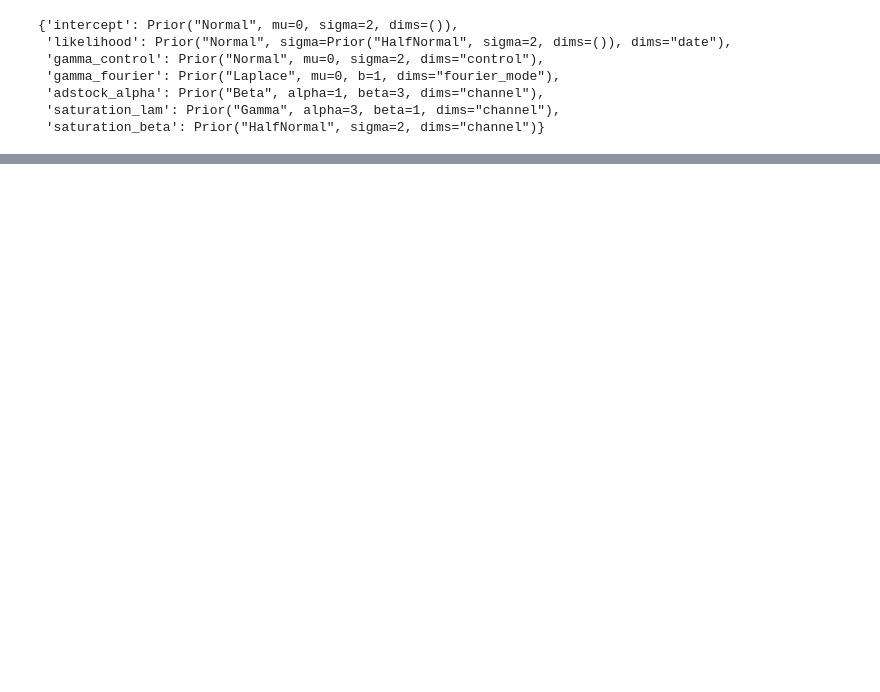
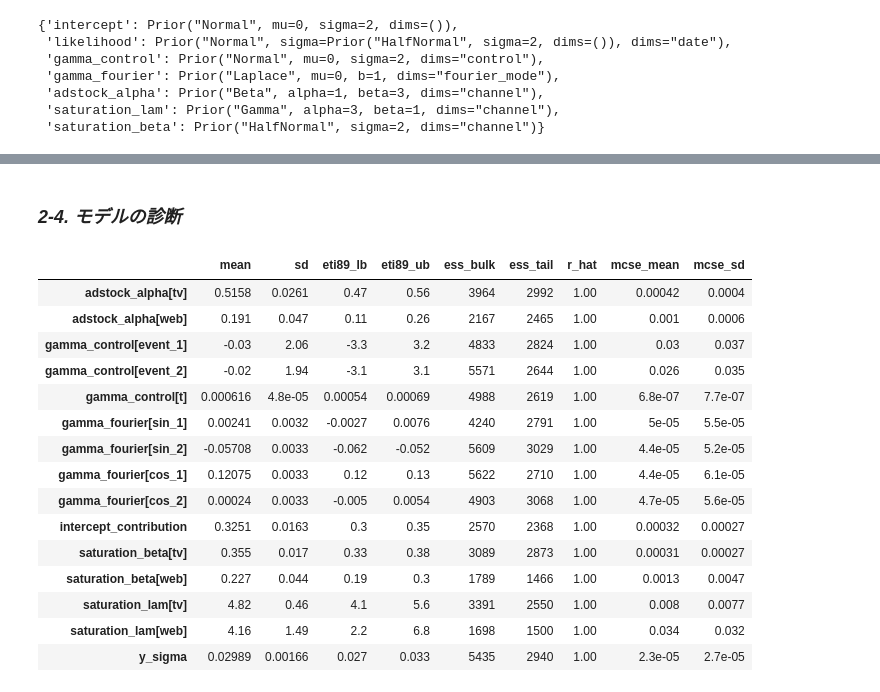
Before and after one commit to kzappmusi9/causal_inference_on_python, a Jupyter notebook: code/mmm_by_pymc.ipynb, the cells around one changed output, grey strips where cells are left out. Saved outputs shown, nothing was run; the diff lists cells and outputs as text; code cells hidden in the pictures; blank space fills up the shorter version.

```diff
--- a/code/mmm_by_pymc.ipynb
+++ b/code/mmm_by_pymc.ipynb
@@ -282,0 +430,32 @@ ExecutableNotFound: failed to execute WindowsPath('dot'), make sure the Graphviz
+# %% [markdown]
+### *2-4. モデルの診断*
+# %%
+az.summary(
+    data=mmm.fit_result,
+    var_names=[
+        "adstock_alpha",
+        "gamma_control",
+        "gamma_fourier",
+        "intercept_contribution",
+        "saturation_beta",
+        "saturation_lam",
+        "y_sigma",
+    ],
+)
+# %% [output]
+|  | mean | sd | eti89_lb | eti89_ub | ess_bulk | ess_tail | r_hat | mcse_mean | mcse_sd |
+| adstock_alpha[tv] | 0.5158 | 0.0261 | 0.47 | 0.56 | 3964 | 2992 | 1.00 | 0.00042 | 0.0004 |
+| adstock_alpha[web] | 0.191 | 0.047 | 0.11 | 0.26 | 2167 | 2465 | 1.00 | 0.001 | 0.0006 |
+| gamma_control[event_1] | -0.03 | 2.06 | -3.3 | 3.2 | 4833 | 2824 | 1.00 | 0.03 | 0.037 |
+| gamma_control[event_2] | -0.02 | 1.94 | -3.1 | 3.1 | 5571 | 2644 | 1.00 | 0.026 | 0.035 |
+| gamma_control[t] | 0.000616 | 4.8e-05 | 0.00054 | 0.00069 | 4988 | 2619 | 1.00 | 6.8e-07 | 7.7e-07 |
+| gamma_fourier[sin_1] | 0.00241 | 0.0032 | -0.0027 | 0.0076 | 4240 | 2791 | 1.00 | 5e-05 | 5.5e-05 |
+| gamma_fourier[sin_2] | -0.05708 | 0.0033 | -0.062 | -0.052 | 5609 | 3029 | 1.00 | 4.4e-05 | 5.2e-05 |
+| gamma_fourier[cos_1] | 0.12075 | 0.0033 | 0.12 | 0.13 | 5622 | 2710 | 1.00 | 4.4e-05 | 6.1e-05 |
+| gamma_fourier[cos_2] | 0.00024 | 0.0033 | -0.005 | 0.0054 | 4903 | 3068 | 1.00 | 4.7e-05 | 5.6e-05 |
+| intercept_contribution | 0.3251 | 0.0163 | 0.3 | 0.35 | 2570 | 2368 | 1.00 | 0.00032 | 0.00027 |
+| saturation_beta[tv] | 0.355 | 0.017 | 0.33 | 0.38 | 3089 | 2873 | 1.00 | 0.00031 | 0.00027 |
+| saturation_beta[web] | 0.227 | 0.044 | 0.19 | 0.3 | 1789 | 1466 | 1.00 | 0.0013 | 0.0047 |
+| saturation_lam[tv] | 4.82 | 0.46 | 4.1 | 5.6 | 3391 | 2550 | 1.00 | 0.008 | 0.0077 |
+| saturation_lam[web] | 4.16 | 1.49 | 2.2 | 6.8 | 1698 | 1500 | 1.00 | 0.034 | 0.032 |
+| y_sigma | 0.02989 | 0.00166 | 0.027 | 0.033 | 5435 | 2940 | 1.00 | 2.3e-05 | 2.7e-05 |
```
Also changed, not shown: parts of 14 cells of this notebook, 4 other files.
